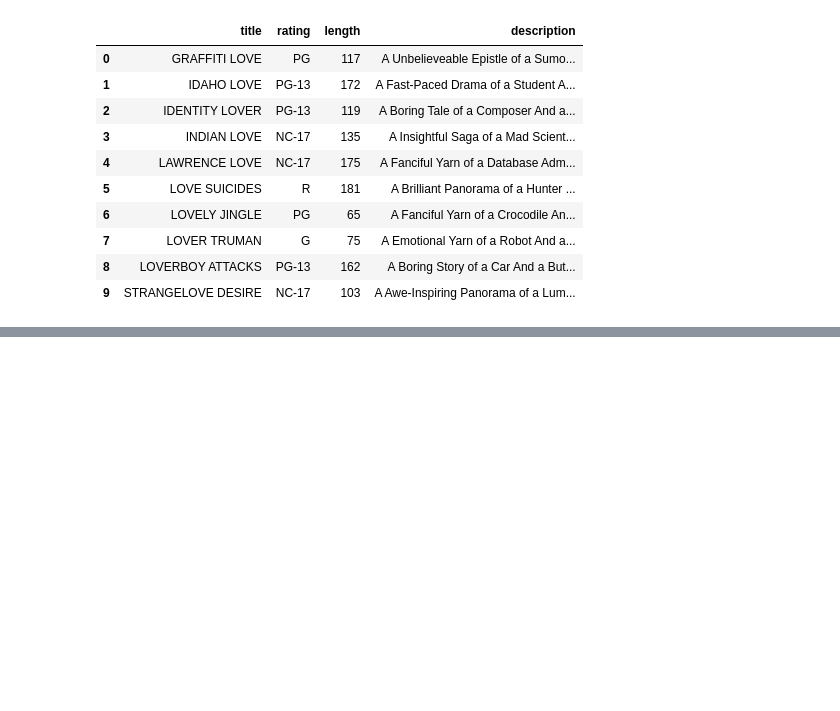
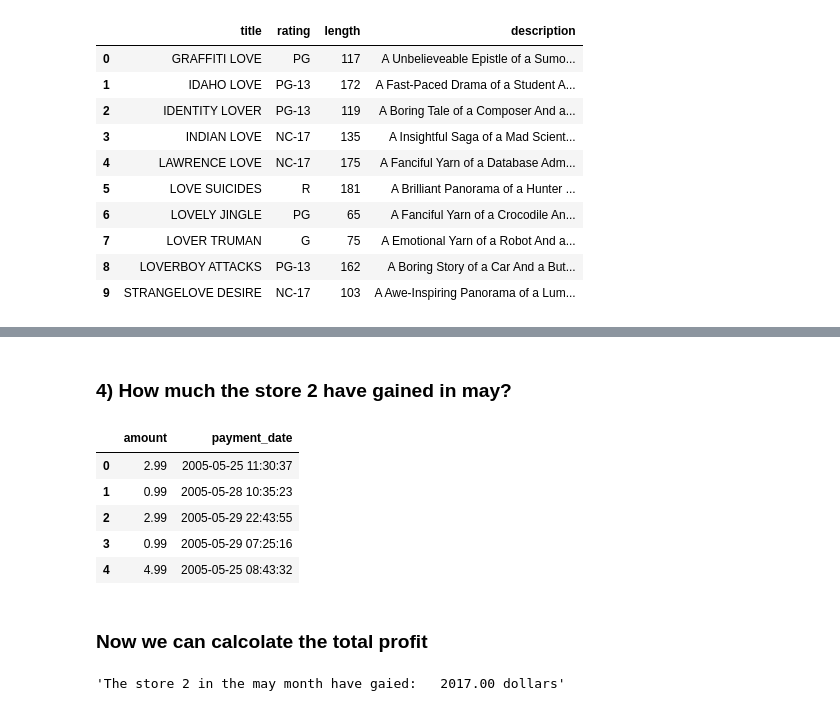
Before and after one commit to Aleex87/sakila_lab_alessandro_abbate, a Jupyter notebook: sql/eda_pandas_duckdb.ipynb, the cells around one changed output, grey strips where cells are left out. Saved outputs shown, nothing was run; the diff lists cells and outputs as text; code cells hidden in the pictures; blank space fills up the shorter version.

```diff
--- a/sql/eda_pandas_duckdb.ipynb
+++ b/sql/eda_pandas_duckdb.ipynb
@@ -122,0 +262,31 @@ love_word_film
+# %% [markdown]
+### 4) How much the store 2 have gained in may?
+# %%
+# select all the payment in the second store in dicember
+df_may_range_store_2 = conn.sql("""
+    SELECT
+        p.amount,
+        p.payment_date
+    FROM payment p
+    JOIN rental r ON p.rental_id = r.rental_id
+    JOIN inventory i ON r.inventory_id = i.inventory_id
+    WHERE i.store_id = 2
+      AND p.payment_date >= DATE '2005-05-02'
+      AND p.payment_date <  DATE '2005-05-31'
+""").df()
+
+df_may_range_store_2.head()
+# %% [output]
+|  | amount | payment_date |
+| 0 | 2.99 | 2005-05-25 11:30:37 |
+| 1 | 0.99 | 2005-05-28 10:35:23 |
+| 2 | 2.99 | 2005-05-29 22:43:55 |
+| 3 | 0.99 | 2005-05-29 07:25:16 |
+| 4 | 4.99 | 2005-05-25 08:43:32 |
+# %% [markdown]
+### Now we can calcolate the total profit
+# %%
+tot_may = df_may_range_store_2["amount"].sum()
+f"The store 2 in the may month have gaied:  {tot_may: .2f} dollars"
+# %% [output]
+'The store 2 in the may month have gaied:   2017.00 dollars'
```
Also changed, not shown: parts of 12 cells of this notebook.
